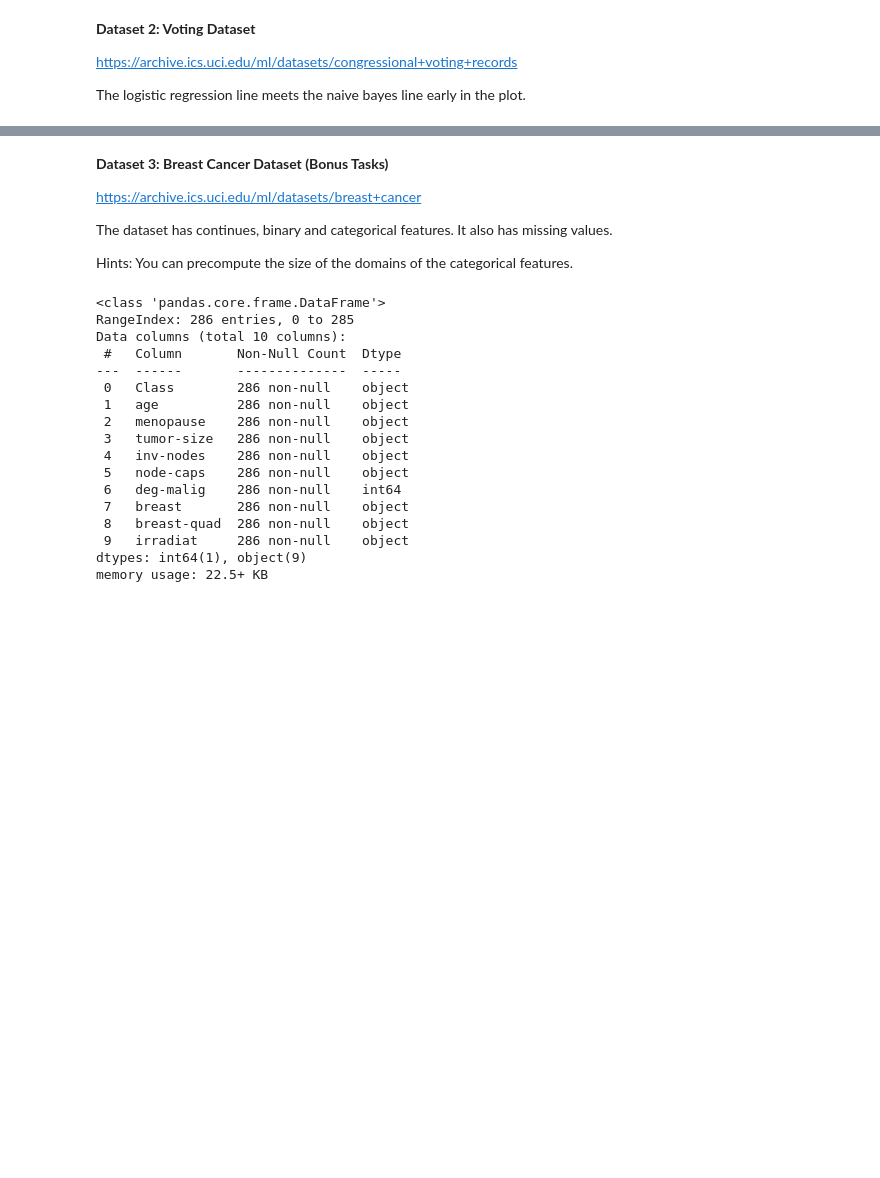
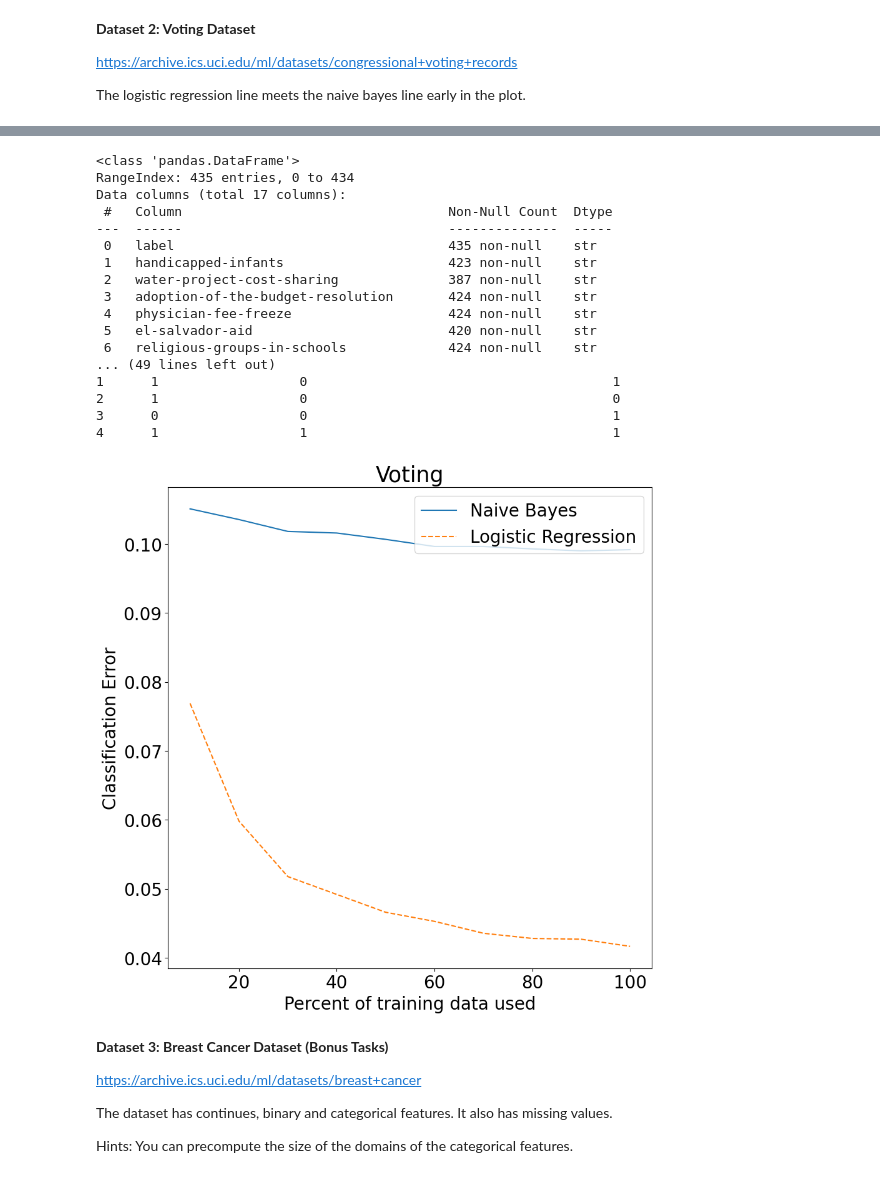
Before and after one commit to adevantery/fods2026, a Jupyter notebook: Practical_task_2/Notebooks/Practical2_skeleton_olat.ipynb, the cells around one changed output, grey strips where cells are left out. Drawn from its saved outputs; the diff is of its cells as text; code cells hidden in the pictures; blank space fills up the shorter version.

```diff
--- a/Practical_task_2/Notebooks/Practical2_skeleton_olat.ipynb
+++ b/Practical_task_2/Notebooks/Practical2_skeleton_olat.ipynb
@@ -483,3 +436,46 @@ memory usage: 57.9+ KB
+# %%
+# load the dataset
+# TODO: insert your code for experiments
+###################################################
+##### YOUR CODE STARTS HERE #######################
+###################################################
+voting = pd.read_csv('../Datasets/voting.csv')
+
+voting.info()
+
+# All 16 features are binary (y/n) -> encode as 1/0 (no ordering to preserve, one-hot would be redundant).
+# Missing values: impute with the most frequent answer of the column.
+X_df = voting.drop(columns='label').replace({'y': 1, 'n': 0})
+X_df = X_df.fillna(X_df.mode().iloc[0]).astype(int)
+y_vote = (voting['label'] == 'republican').astype(int).to_numpy()
+print(pd.concat([voting['label'], X_df], axis=1).head())
+
+nbc = NBC(feature_types=['b'] * X_df.shape[1])
+lr = LogisticRegression(max_iter=1000)
+nbc_perf, lr_perf = compareNBCvsLR(nbc, lr, X_df.to_numpy(), y_vote, num_runs=200)
+makePlot(nbc_perf, lr_perf, title='Voting')
+###################################################
+##### YOUR CODE ENDS HERE #########################
+###################################################
+# %% [output]
+<class 'pandas.DataFrame'>
+RangeIndex: 435 entries, 0 to 434
+Data columns (total 17 columns):
+ #   Column                                  Non-Null Count  Dtype
+---  ------                                  --------------  -----
+ 0   label                                   435 non-null    str
+ 1   handicapped-infants                     423 non-null    str
+ 2   water-project-cost-sharing              387 non-null    str
+ 3   adoption-of-the-budget-resolution       424 non-null    str
+ 4   physician-fee-freeze                    424 non-null    str
+ 5   el-salvador-aid                         420 non-null    str
+ 6   religious-groups-in-schools             424 non-null    str
+... (49 lines left out)
+1      1                  0                                       1
+2      1                  0                                       0
+3      0                  0                                       1
+4      1                  1                                       1
+[figure, added]
 # %% [markdown]
 **Dataset 3: Breast Cancer Dataset (Bonus Tasks)**
 
@@ -488,34 +484,3 @@ https://archive.ics.uci.edu/ml/datasets/breast+cancer
 The dataset has continues, binary and categorical features. It also has missing values.
 
 Hints: You can precompute the size of the domains of the categorical features.
-# %%
-# load the dataset
-# TODO: insert your code for experiments
-###################################################
-##### YOUR CODE STARTS HERE #######################
-###################################################
-cancer = pd.read_csv('./datasets/breast-cancer.csv')
-
-cancer.info()
-
-###################################################
-##### YOUR CODE ENDS HERE #########################
-###################################################
-# %% [output]
-<class 'pandas.core.frame.DataFrame'>
-RangeIndex: 286 entries, 0 to 285
-Data columns (total 10 columns):
- #   Column       Non-Null Count  Dtype
----  ------       --------------  -----
- 0   Class        286 non-null    object
- 1   age          286 non-null    object
- 2   menopause    286 non-null    object
- 3   tumor-size   286 non-null    object
- 4   inv-nodes    286 non-null    object
- 5   node-caps    286 non-null    object
- 6   deg-malig    286 non-null    int64
- 7   breast       286 non-null    object
- 8   breast-quad  286 non-null    object
- 9   irradiat     286 non-null    object
-dtypes: int64(1), object(9)
-memory usage: 22.5+ KB
```
Also changed, not shown: parts of 16 cells of this notebook, 6 other files.
